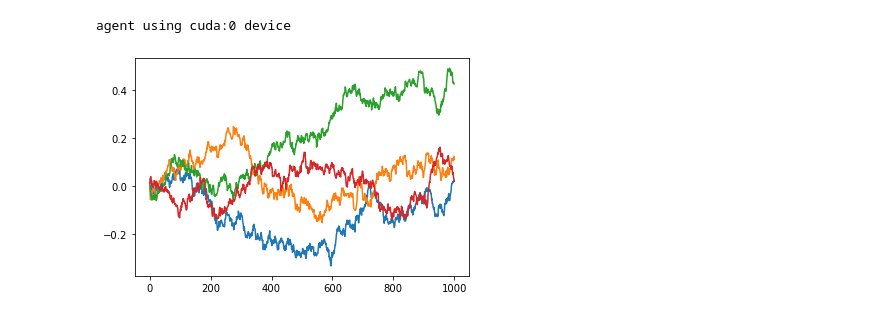
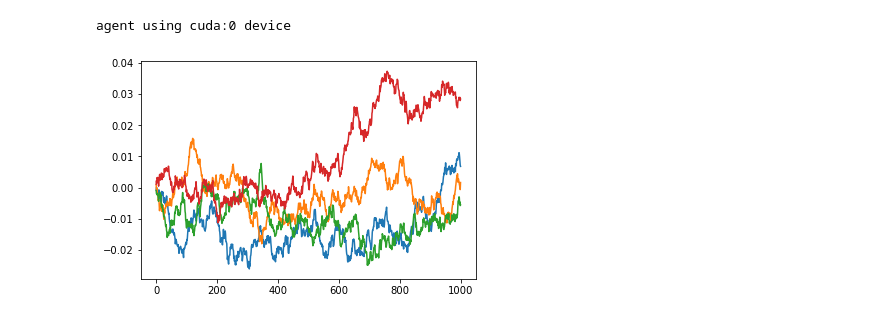
Before and after one commit to mateoneira/DRL_continuous_control, a Jupyter notebook: continuous_control.ipynb, the cells around one changed output. Saved outputs shown, nothing was run; the diff lists cells and outputs as text; code cells hidden in the pictures.

```diff
--- a/continuous_control.ipynb
+++ b/continuous_control.ipynb
@@ -74,14 +74,14 @@ agent = Agent(state_size, action_size, num_agents=num_agents,seed=42)
 agent using cuda:0 device
 # %%
 from agent.agent import OUNoise
-ounoise = OUNoise(4, 42, sigma=0.1)
+ounoise = OUNoise(4, 42, theta = 0.15,sigma=0.01)
 agent.reset()
 x = [i for i in range(1001)]
 noise = [ounoise.sample() for i in x]
 plt.plot(x,noise)
 plt.show()
 # %% [output]
-[figure, old version]
+[figure, new version]
 # %%
 def ddpg(n_episodes=20, max_t=700):
     scores_deque = deque(maxlen=100)
```
Also changed, not shown: 1 other file.
